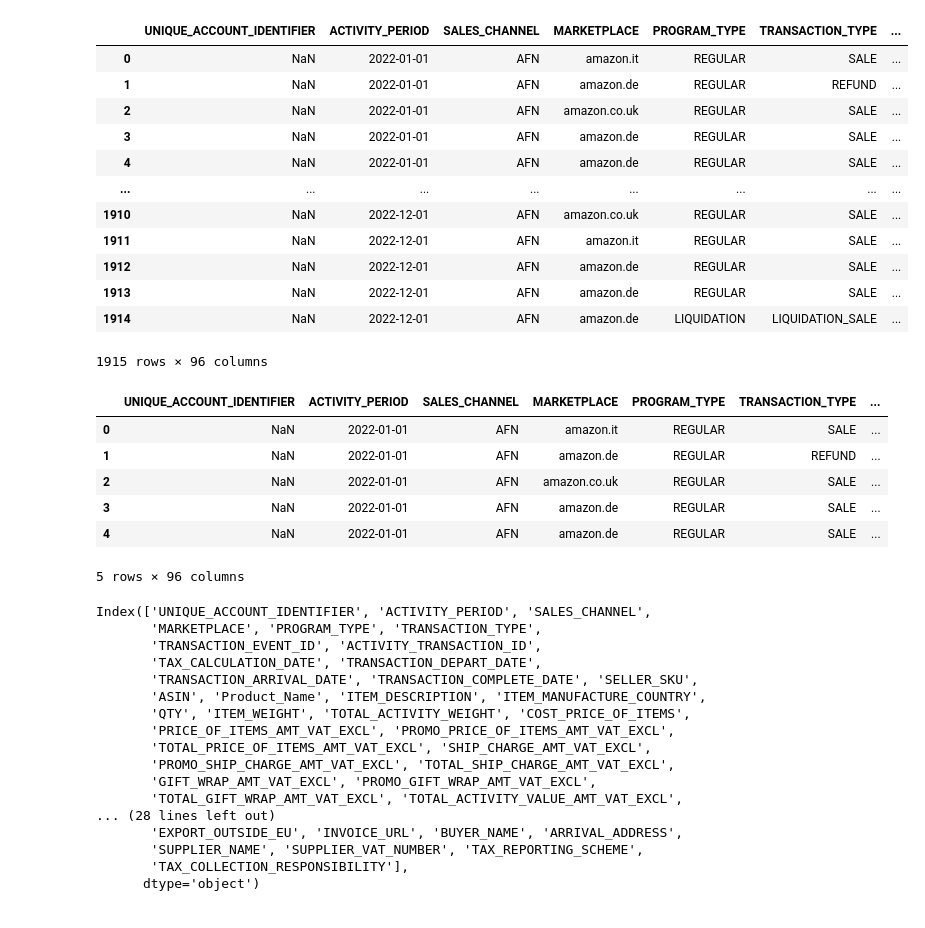
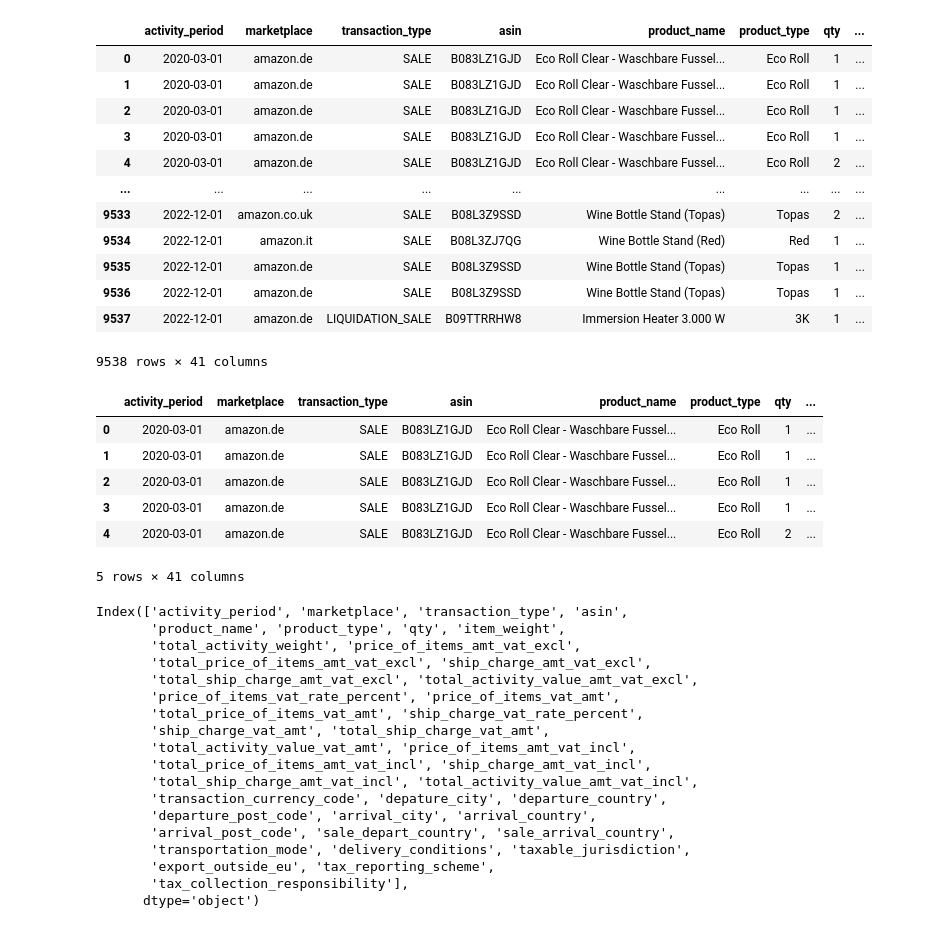
Before and after one commit to serhatozar/labs, a Jupyter notebook: MidTerm - Amazon Seller.ipynb, the cells around one changed output. Cells and saved outputs as stored; diff of their text form; code cells hidden in the pictures.

```diff
--- a/MidTerm - Amazon Seller.ipynb
+++ b/MidTerm - Amazon Seller.ipynb
@@ -1,51 +1,52 @@
 # %%
 import pandas as pd
 # %%
-df = pd.read_excel('amazon_sales_data_2022.xlsx')
+df = pd.read_excel('Amazon_Seller_Data_20_21_22.xlsx')
 df
 # %% [output]
-|  | UNIQUE_ACCOUNT_IDENTIFIER | ACTIVITY_PERIOD | SALES_CHANNEL | MARKETPLACE | PROGRAM_TYPE | TRANSACTION_TYPE | ... |
-| 0 | NaN | 2022-01-01 | AFN | amazon.it | REGULAR | SALE | ... |
-| 1 | NaN | 2022-01-01 | AFN | amazon.de | REGULAR | REFUND | ... |
-| 2 | NaN | 2022-01-01 | AFN | amazon.co.uk | REGULAR | SALE | ... |
-| 3 | NaN | 2022-01-01 | AFN | amazon.de | REGULAR | SALE | ... |
-| 4 | NaN | 2022-01-01 | AFN | amazon.de | REGULAR | SALE | ... |
-| ... | ... | ... | ... | ... | ... | ... | ... |
-| 1910 | NaN | 2022-12-01 | AFN | amazon.co.uk | REGULAR | SALE | ... |
-| 1911 | NaN | 2022-12-01 | AFN | amazon.it | REGULAR | SALE | ... |
-| 1912 | NaN | 2022-12-01 | AFN | amazon.de | REGULAR | SALE | ... |
-| 1913 | NaN | 2022-12-01 | AFN | amazon.de | REGULAR | SALE | ... |
-| 1914 | NaN | 2022-12-01 | AFN | amazon.de | LIQUIDATION | LIQUIDATION_SALE | ... |
+|  | activity_period | marketplace | transaction_type | asin | product_name | product_type | qty | ... |
+| 0 | 2020-03-01 | amazon.de | SALE | B083LZ1GJD | Eco Roll Clear - Waschbare Fussel... | Eco Roll | 1 | ... |
+| 1 | 2020-03-01 | amazon.de | SALE | B083LZ1GJD | Eco Roll Clear - Waschbare Fussel... | Eco Roll | 1 | ... |
+| 2 | 2020-03-01 | amazon.de | SALE | B083LZ1GJD | Eco Roll Clear - Waschbare Fussel... | Eco Roll | 1 | ... |
+| 3 | 2020-03-01 | amazon.de | SALE | B083LZ1GJD | Eco Roll Clear - Waschbare Fussel... | Eco Roll | 1 | ... |
+| 4 | 2020-03-01 | amazon.de | SALE | B083LZ1GJD | Eco Roll Clear - Waschbare Fussel... | Eco Roll | 2 | ... |
+| ... | ... | ... | ... | ... | ... | ... | ... | ... |
+| 9533 | 2022-12-01 | amazon.co.uk | SALE | B08L3Z9SSD | Wine Bottle Stand (Topas) | Topas | 2 | ... |
+| 9534 | 2022-12-01 | amazon.it | SALE | B08L3ZJ7QG | Wine Bottle Stand (Red) | Red | 1 | ... |
+| 9535 | 2022-12-01 | amazon.de | SALE | B08L3Z9SSD | Wine Bottle Stand (Topas) | Topas | 1 | ... |
+| 9536 | 2022-12-01 | amazon.de | SALE | B08L3Z9SSD | Wine Bottle Stand (Topas) | Topas | 1 | ... |
+| 9537 | 2022-12-01 | amazon.de | LIQUIDATION_SALE | B09TTRRHW8 | Immersion Heater 3.000 W | 3K | 1 | ... |
-1915 rows × 96 columns
+9538 rows × 41 columns
 # %%
 df.head()
 # %% [output]
-|  | UNIQUE_ACCOUNT_IDENTIFIER | ACTIVITY_PERIOD | SALES_CHANNEL | MARKETPLACE | PROGRAM_TYPE | TRANSACTION_TYPE | ... |
-| 0 | NaN | 2022-01-01 | AFN | amazon.it | REGULAR | SALE | ... |
-| 1 | NaN | 2022-01-01 | AFN | amazon.de | REGULAR | REFUND | ... |
-| 2 | NaN | 2022-01-01 | AFN | amazon.co.uk | REGULAR | SALE | ... |
-| 3 | NaN | 2022-01-01 | AFN | amazon.de | REGULAR | SALE | ... |
-| 4 | NaN | 2022-01-01 | AFN | amazon.de | REGULAR | SALE | ... |
+|  | activity_period | marketplace | transaction_type | asin | product_name | product_type | qty | ... |
+| 0 | 2020-03-01 | amazon.de | SALE | B083LZ1GJD | Eco Roll Clear - Waschbare Fussel... | Eco Roll | 1 | ... |
+| 1 | 2020-03-01 | amazon.de | SALE | B083LZ1GJD | Eco Roll Clear - Waschbare Fussel... | Eco Roll | 1 | ... |
+| 2 | 2020-03-01 | amazon.de | SALE | B083LZ1GJD | Eco Roll Clear - Waschbare Fussel... | Eco Roll | 1 | ... |
+| 3 | 2020-03-01 | amazon.de | SALE | B083LZ1GJD | Eco Roll Clear - Waschbare Fussel... | Eco Roll | 1 | ... |
+| 4 | 2020-03-01 | amazon.de | SALE | B083LZ1GJD | Eco Roll Clear - Waschbare Fussel... | Eco Roll | 2 | ... |
-5 rows × 96 columns
+5 rows × 41 columns
 # %%
 df.columns.unique()
 # %% [output]
-Index(['UNIQUE_ACCOUNT_IDENTIFIER', 'ACTIVITY_PERIOD', 'SALES_CHANNEL',
-       'MARKETPLACE', 'PROGRAM_TYPE', 'TRANSACTION_TYPE',
-       'TRANSACTION_EVENT_ID', 'ACTIVITY_TRANSACTION_ID',
-       'TAX_CALCULATION_DATE', 'TRANSACTION_DEPART_DATE',
-       'TRANSACTION_ARRIVAL_DATE', 'TRANSACTION_COMPLETE_DATE', 'SELLER_SKU',
-       'ASIN', 'Product_Name', 'ITEM_DESCRIPTION', 'ITEM_MANUFACTURE_COUNTRY',
-       'QTY', 'ITEM_WEIGHT', 'TOTAL_ACTIVITY_WEIGHT', 'COST_PRICE_OF_ITEMS',
-       'PRICE_OF_ITEMS_AMT_VAT_EXCL', 'PROMO_PRICE_OF_ITEMS_AMT_VAT_EXCL',
-       'TOTAL_PRICE_OF_ITEMS_AMT_VAT_EXCL', 'SHIP_CHARGE_AMT_VAT_EXCL',
-       'PROMO_SHIP_CHARGE_AMT_VAT_EXCL', 'TOTAL_SHIP_CHARGE_AMT_VAT_EXCL',
-       'GIFT_WRAP_AMT_VAT_EXCL', 'PROMO_GIFT_WRAP_AMT_VAT_EXCL',
-       'TOTAL_GIFT_WRAP_AMT_VAT_EXCL', 'TOTAL_ACTIVITY_VALUE_AMT_VAT_EXCL',
-... (28 lines left out)
-       'EXPORT_OUTSIDE_EU', 'INVOICE_URL', 'BUYER_NAME', 'ARRIVAL_ADDRESS',
-       'SUPPLIER_NAME', 'SUPPLIER_VAT_NUMBER', 'TAX_REPORTING_SCHEME',
-       'TAX_COLLECTION_RESPONSIBILITY'],
+Index(['activity_period', 'marketplace', 'transaction_type', 'asin',
+       'product_name', 'product_type', 'qty', 'item_weight',
+       'total_activity_weight', 'price_of_items_amt_vat_excl',
+       'total_price_of_items_amt_vat_excl', 'ship_charge_amt_vat_excl',
+       'total_ship_charge_amt_vat_excl', 'total_activity_value_amt_vat_excl',
+       'price_of_items_vat_rate_percent', 'price_of_items_vat_amt',
+       'total_price_of_items_vat_amt', 'ship_charge_vat_rate_percent',
+       'ship_charge_vat_amt', 'total_ship_charge_vat_amt',
+       'total_activity_value_vat_amt', 'price_of_items_amt_vat_incl',
+       'total_price_of_items_amt_vat_incl', 'ship_charge_amt_vat_incl',
+       'total_ship_charge_amt_vat_incl', 'total_activity_value_amt_vat_incl',
+       'transaction_currency_code', 'depature_city', 'departure_country',
+       'departure_post_code', 'arrival_city', 'arrival_country',
+       'arrival_post_code', 'sale_depart_country', 'sale_arrival_country',
+       'transportation_mode', 'delivery_conditions', 'taxable_jurisdiction',
+       'export_outside_eu', 'tax_reporting_scheme',
+       'tax_collection_responsibility'],
       dtype='object')
 # %%
 df.drop_duplicates
```
Also changed, not shown: parts of 20 cells of this notebook, 43 other files.
